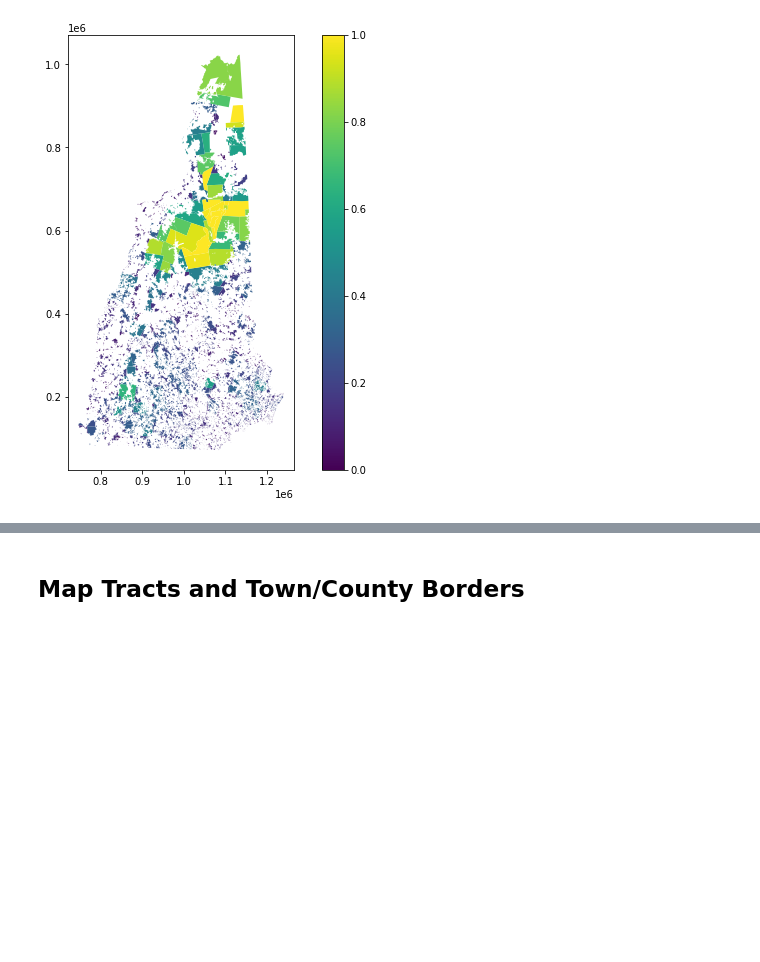
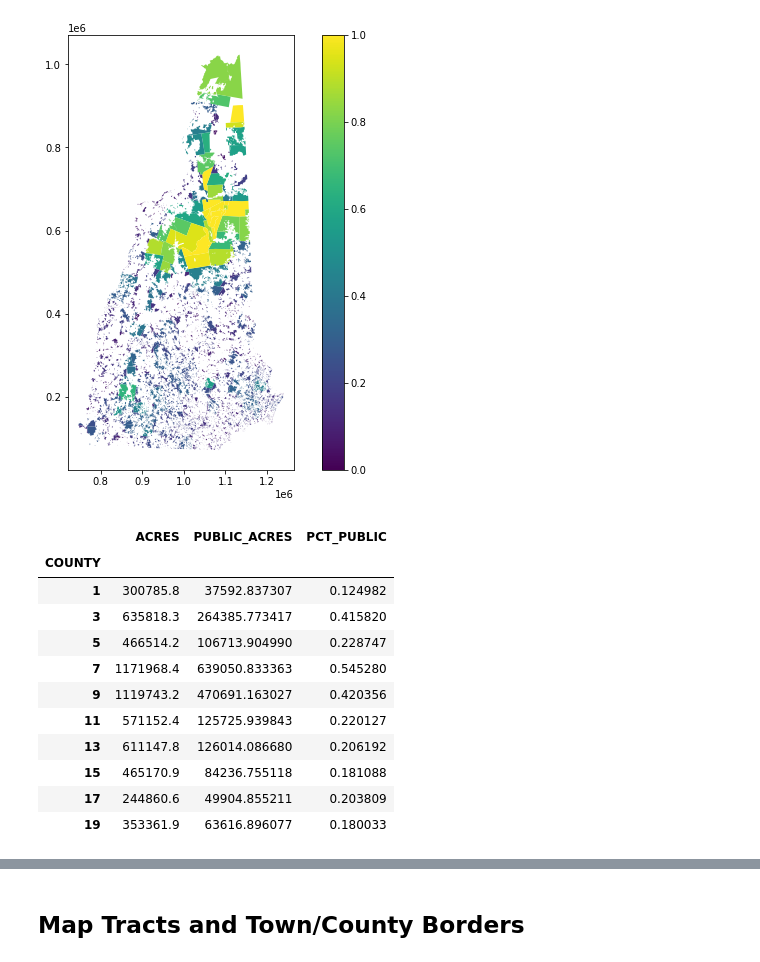
Before and after one commit to HKuz/Environmental_Mapping, a Jupyter notebook: Data_Extraction.ipynb, the cells around one changed output, grey strips where cells are left out. Drawn from its saved outputs; the diff is of its cells as text; code cells hidden in the pictures; blank space fills up the shorter version.

```diff
--- a/Data_Extraction.ipynb
+++ b/Data_Extraction.ipynb
@@ -420,3 +430,21 @@ town_public_acreage.plot('PCT_PUBLIC',
 # %% [output]
 <AxesSubplot:>
 [figure]
+# %%
+# Calculate percents by county
+county_public_acreage = town_public_acreage.groupby('COUNTY')[['ACRES', 'PUBLIC_ACRES']].sum()
+county_public_acreage['PCT_PUBLIC'] = county_public_acreage['PUBLIC_ACRES'] / county_public_acreage['ACRES']
+county_public_acreage
+# %% [output]
+|  | ACRES | PUBLIC_ACRES | PCT_PUBLIC |
+| COUNTY |  |  |  |
+| 1 | 300785.8 | 37592.837307 | 0.124982 |
+| 3 | 635818.3 | 264385.773417 | 0.415820 |
+| 5 | 466514.2 | 106713.904990 | 0.228747 |
+| 7 | 1171968.4 | 639050.833363 | 0.545280 |
+| 9 | 1119743.2 | 470691.163027 | 0.420356 |
+| 11 | 571152.4 | 125725.939843 | 0.220127 |
+| 13 | 611147.8 | 126014.086680 | 0.206192 |
+| 15 | 465170.9 | 84236.755118 | 0.181088 |
+| 17 | 244860.6 | 49904.855211 | 0.203809 |
+| 19 | 353361.9 | 63616.896077 | 0.180033 |
```
Also changed, not shown: parts of 3 cells of this notebook.
